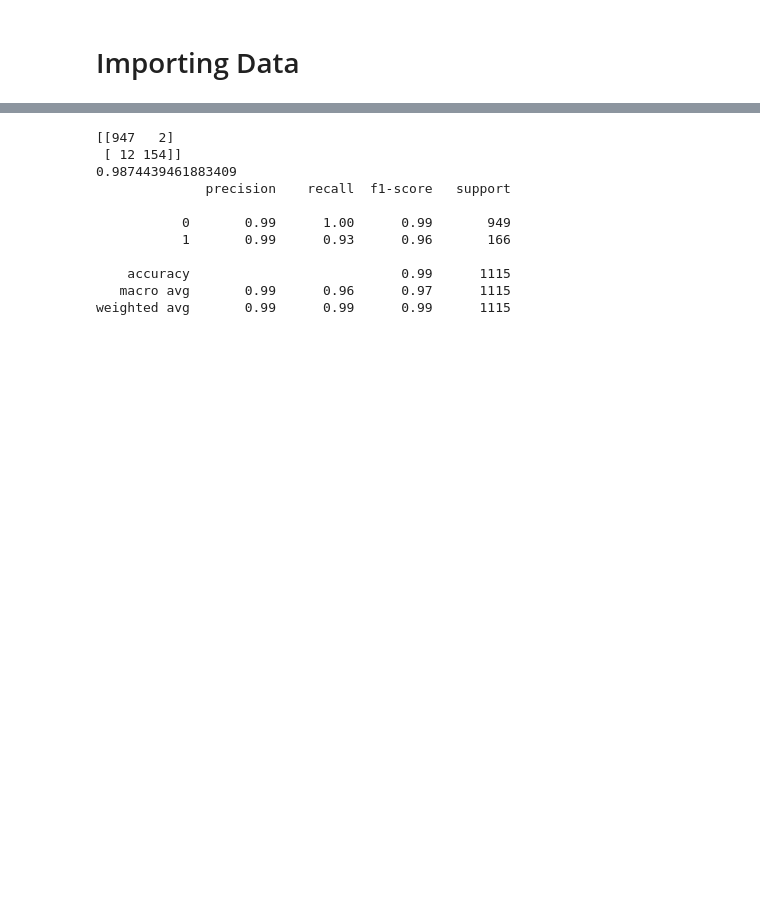
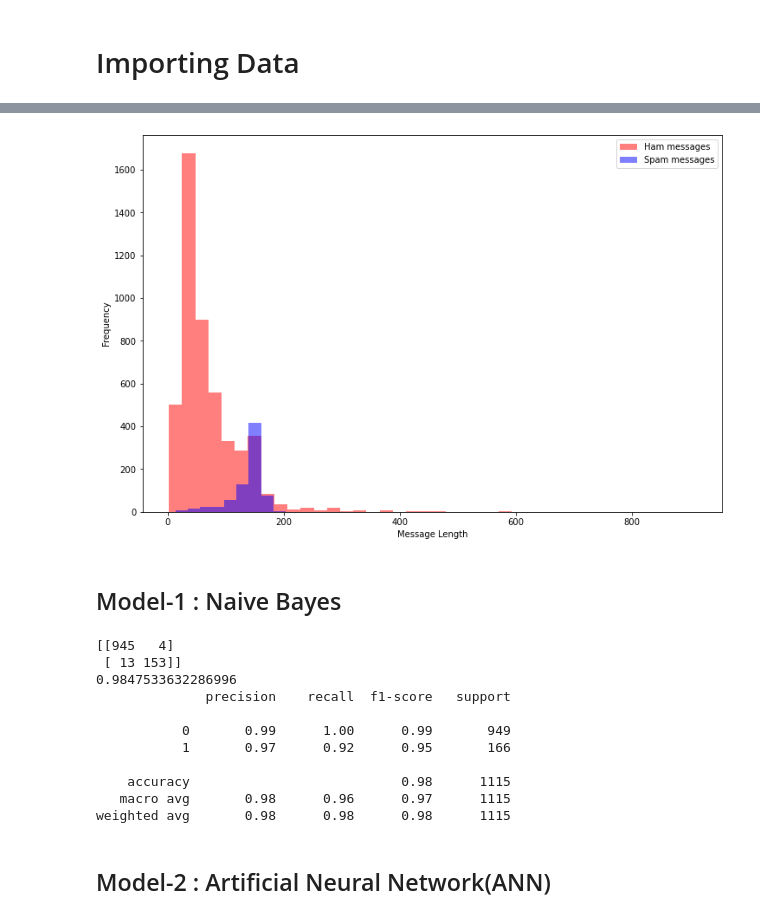
Before and after one commit to kutayk33/Data-Science-Machine-Learning-Projects, a Jupyter notebook: 6.NLP-Spam_Mail-Model_Deploy/main.ipynb, the cells around one changed output, grey strips where cells are left out. Saved outputs shown, nothing was run; the diff lists cells and outputs as text; code cells hidden in the pictures; blank space fills up the shorter version.

Commit message:
model construction Naive Bayes - ANN

```diff
--- a/6.NLP-Spam_Mail-Model_Deploy/main.ipynb
+++ b/6.NLP-Spam_Mail-Model_Deploy/main.ipynb
@@ -22,14 +39,27 @@ df.head()
+# %%
+plt.figure(figsize=(12,8))
+df.loc[df['Label']==0, 'len'].plot(bins=40, kind='hist', color='red',label='Ham messages',alpha=0.5)
+df.loc[df['Label']==1, 'len'].plot(kind='hist', color='blue',label='Spam messages',alpha=0.5)
+plt.legend()
+plt.xlabel('Message Length')
+plt.show()
+# %% [output]
+[figure, added]
 # %%
 X = df['SMS'].values
 y = df['Label'].values
 
 from sklearn.model_selection import train_test_split
 X_train, X_test, y_train, y_test = train_test_split(X, y, test_size = 0.20, random_state = 0)
+# %% [markdown]
+## Model-1 : Naive Bayes
 # %%
 from sklearn.feature_extraction.text import CountVectorizer
 from sklearn.naive_bayes import MultinomialNB
 
-cv = CountVectorizer()
+#X_train[:,X_train.sum(axis=0)>1]
+cv = CountVectorizer(max_features=3700) #feature that accure more than one time
+
 X_train = cv.fit_transform(X_train).toarray()
 X_test = cv.transform(X_test).toarray()
 
@@ -42,14 +72,16 @@ print(cm)
 print(accuracy_score(y_test, y_pred))
 print(classification_report(y_test, y_pred))
 # %% [output]
-[[947   2]
- [ 12 154]]
-0.9874439461883409
+[[945   4]
+ [ 13 153]]
+0.9847533632286996
               precision    recall  f1-score   support
 
            0       0.99      1.00      0.99       949
-           1       0.99      0.93      0.96       166
+           1       0.97      0.92      0.95       166
 
-    accuracy                           0.99      1115
-   macro avg       0.99      0.96      0.97      1115
-weighted avg       0.99      0.99      0.99      1115
+    accuracy                           0.98      1115
+   macro avg       0.98      0.96      0.97      1115
+weighted avg       0.98      0.98      0.98      1115
+# %% [markdown]
+## Model-2 : Artificial Neural Network(ANN)
```
Also changed, not shown: parts of 7 cells of this notebook.
